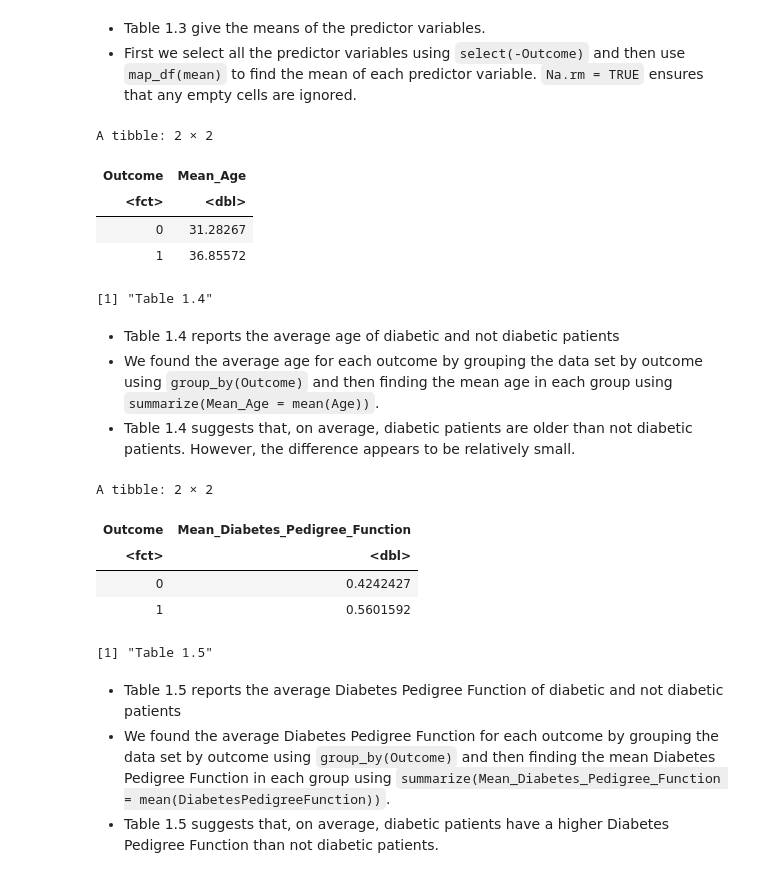
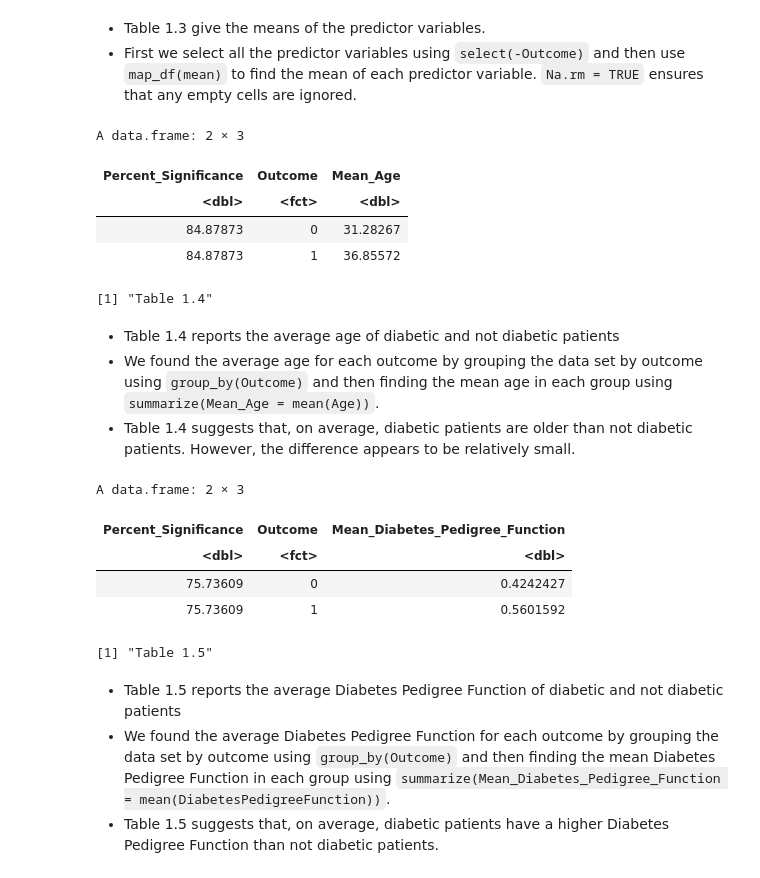
Before and after one commit to ArmanM101/Diabetes-Prediction-Model, a Jupyter notebook: Diabetes Proposal.ipynb, the cells around one changed output. Cells and saved outputs as stored; diff of their text form; code cells hidden in the pictures.

```diff
--- a/Diabetes Proposal.ipynb
+++ b/Diabetes Proposal.ipynb
@@ -116,6 +116,22 @@ A tibble: 2 × 2
 Avg_Preg_Outcome <- diab_train |>
     group_by(Outcome) |>
     summarize(Mean_Number_Of_Pregnancies = mean(Pregnancies))
+
+
+#Calculations for showing statistical difference
+Calculation1 =  Avg_Preg_Outcome |>
+    filter(Outcome == 0) |>
+    select(Mean_Number_Of_Pregnancies)
+Calculation2 = Avg_Preg_Outcome |>
+    filter(Outcome == 1) |>
+    select(Mean_Number_Of_Pregnancies)
+Calc_final = (Calculation1/Calculation2 *100)
+
+  colnames(Calc_final) <- c("Percent_Significance") #|>
+Avg_Preg_Outcome = Calc_final |>
+    bind_cols(Avg_Preg_Outcome)
+
+
 Avg_Preg_Outcome
 print("Table 1.2")
 # %% [output]
@@ -145,17 +161,34 @@ A tibble: 1 × 8
 * Table 1.3 give the means of the predictor variables.
 * First we select all the predictor variables using <code>select(-Outcome)</code> and then use <code>map_df(mean)</code> to find the mean of each predictor variable. <code>Na.rm = TRUE</code> ensures that any empty cells are ignored.
 # %%
-Ave_Age_Outcome <- diab_train |>
+Avg_Age_Outcome <- diab_train |>
     group_by(Outcome) |>
     summarize(Mean_Age = mean(Age))
-Ave_Age_Outcome
+
+
+#Calculations for showing statistical difference
+Calculation1 =  Avg_Age_Outcome |>
+    filter(Outcome == 0) |>
+    select(Mean_Age)
+Calculation2 = Avg_Age_Outcome |>
+    filter(Outcome == 1) |>
+    select(Mean_Age)
+Calc_final = (Calculation1/Calculation2 *100)
+
+  colnames(Calc_final) <- c("Percent_Significance")
+
+Avg_Age_Outcome = Calc_final |>
+    bind_cols(Avg_Age_Outcome)
+
+
+Avg_Age_Outcome
 print("Table 1.4")
 # %% [output]
-A tibble: 2 × 2
+A data.frame: 2 × 3
-| Outcome | Mean_Age |
-| <fct> | <dbl> |
-| 0 | 31.28267 |
-| 1 | 36.85572 |
+| Percent_Significance | Outcome | Mean_Age |
+| <dbl> | <fct> | <dbl> |
+| 84.87873 | 0 | 31.28267 |
+| 84.87873 | 1 | 36.85572 |
 [1] "Table 1.4"
 # %% [markdown]
 * Table 1.4 reports the average age of diabetic and not diabetic patients
@@ -165,14 +198,30 @@ A tibble: 2 × 2
 Avg_DPF_Outcome <- diab_train |>
     group_by(Outcome) |>
     summarize(Mean_Diabetes_Pedigree_Function = mean(DiabetesPedigreeFunction))
+
+#Calculations for showing statistical difference
+Calculation1 =  Avg_DPF_Outcome |>
+    filter(Outcome == 0) |>
+    select(Mean_Diabetes_Pedigree_Function)
+Calculation2 = Avg_DPF_Outcome |>
+    filter(Outcome == 1) |>
+    select(Mean_Diabetes_Pedigree_Function)
+Calc_final = (Calculation1/Calculation2 *100)
+
+  colnames(Calc_final) <- c("Percent_Significance")
+
+Avg_DPF_Outcome = Calc_final |>
+    bind_cols(Avg_DPF_Outcome)
+
+
 Avg_DPF_Outcome
 print("Table 1.5")
 # %% [output]
-A tibble: 2 × 2
+A data.frame: 2 × 3
-| Outcome | Mean_Diabetes_Pedigree_Function |
-| <fct> | <dbl> |
-| 0 | 0.4242427 |
-| 1 | 0.5601592 |
+| Percent_Significance | Outcome | Mean_Diabetes_Pedigree_Function |
+| <dbl> | <fct> | <dbl> |
+| 75.73609 | 0 | 0.4242427 |
+| 75.73609 | 1 | 0.5601592 |
 [1] "Table 1.5"
 # %% [markdown]
 * Table 1.5 reports the average Diabetes Pedigree Function of diabetic and not diabetic patients
```
Also changed, not shown: parts of 3 cells of this notebook.
